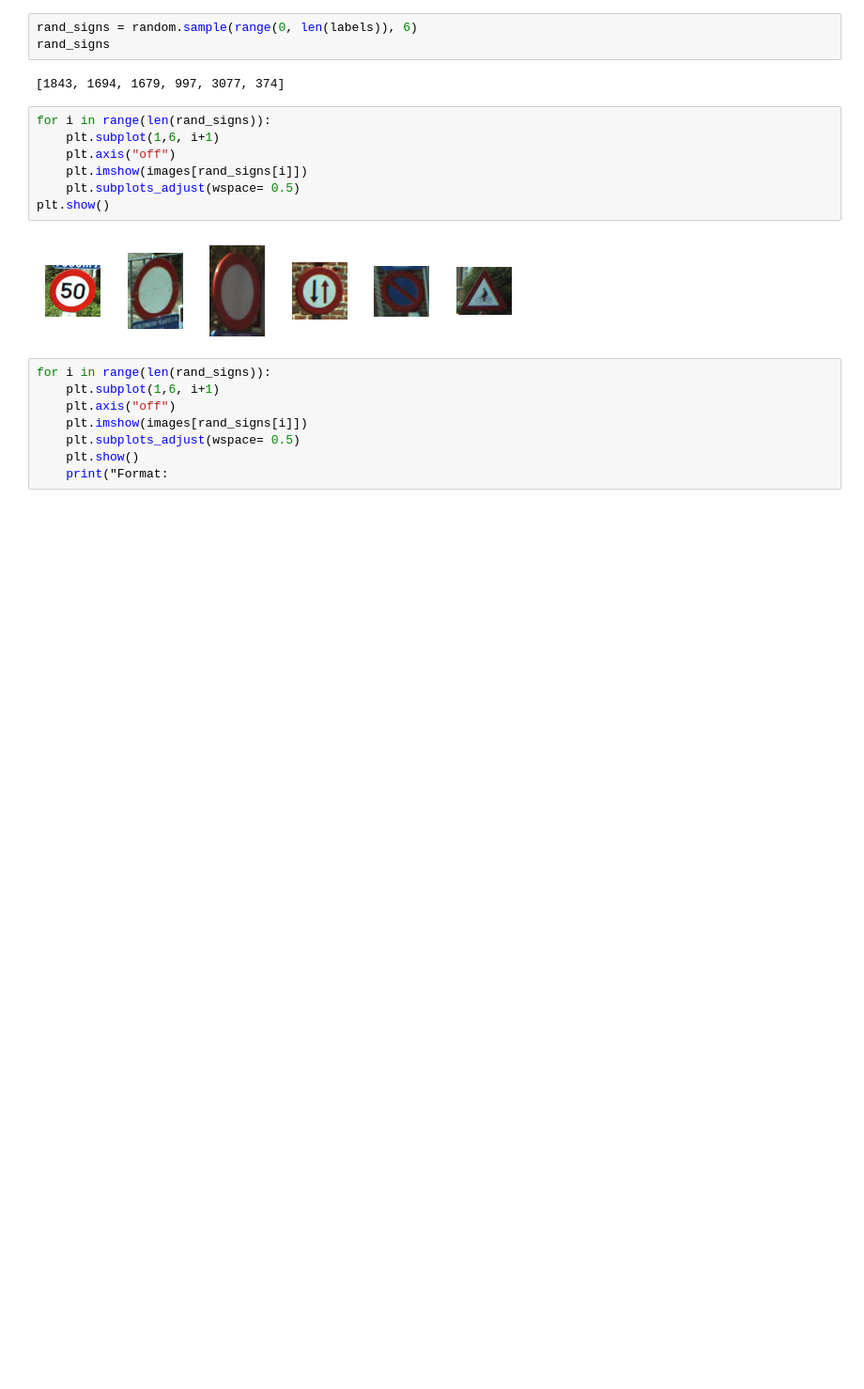
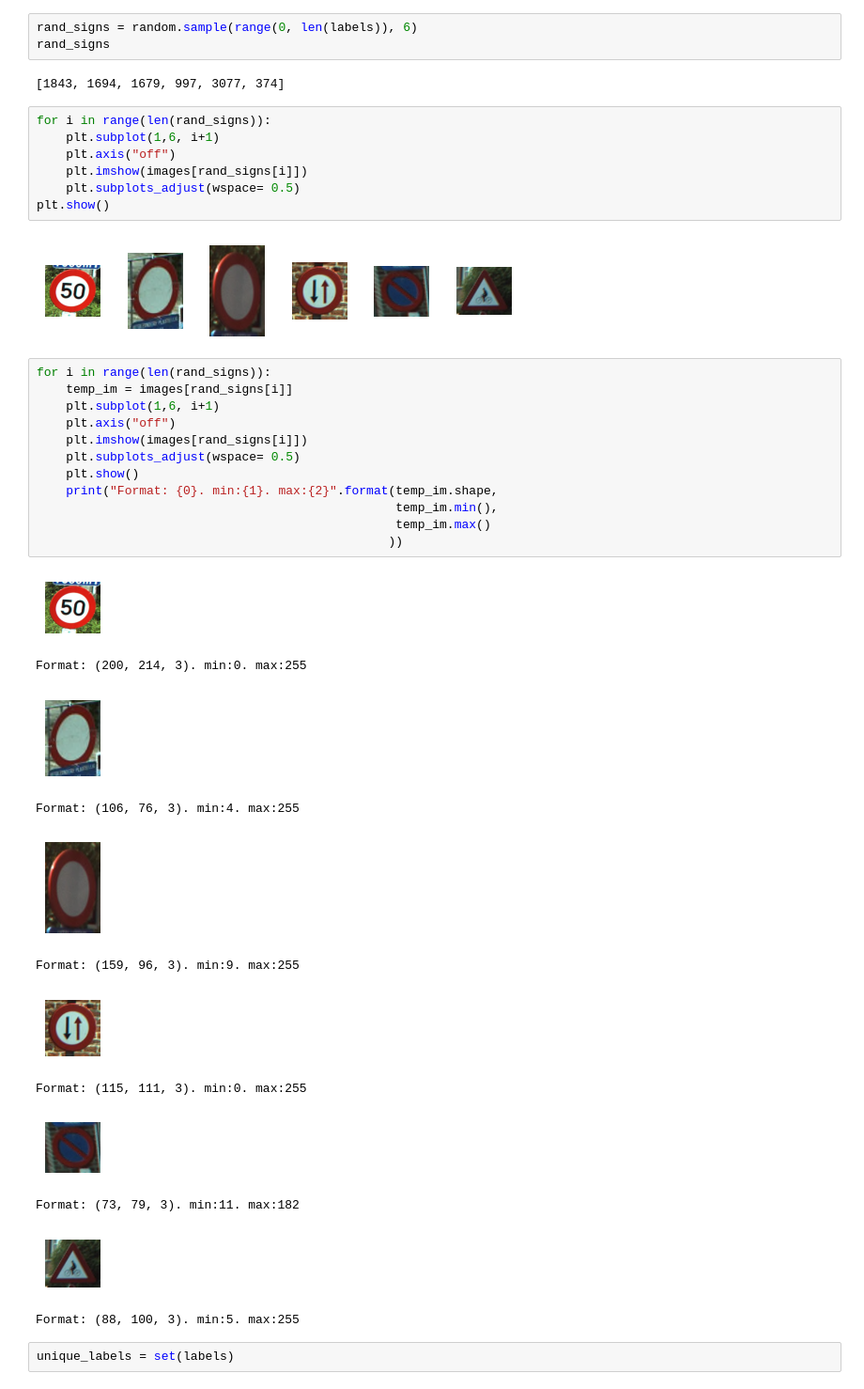
Before and after one commit to Chefi/python-ml-course, a Jupyter notebook: notebooks/Introduccion a Tensor Flow Mi Notebook.ipynb, the cells around one changed output. Shown at 94% size. Cells and saved outputs as stored; diff of their text form; blank space fills up the shorter version.

```diff
--- a/notebooks/Introduccion a Tensor Flow Mi Notebook.ipynb
+++ b/notebooks/Introduccion a Tensor Flow Mi Notebook.ipynb
@@ -232,9 +232,28 @@ plt.show()
 [figure]
 # %%
 for i in range(len(rand_signs)):
+    temp_im = images[rand_signs[i]]
     plt.subplot(1,6, i+1)
     plt.axis("off")
     plt.imshow(images[rand_signs[i]])
     plt.subplots_adjust(wspace= 0.5)
     plt.show()
-    print("Format:
+    print("Format: {0}. min:{1}. max:{2}".format(temp_im.shape,
+                                                 temp_im.min(),
+                                                 temp_im.max()
+                                                ))
+# %% [output]
+[figure, added]
+Format: (200, 214, 3). min:0. max:255
+[figure, added]
+Format: (106, 76, 3). min:4. max:255
+[figure, added]
+Format: (159, 96, 3). min:9. max:255
+[figure, added]
+Format: (115, 111, 3). min:0. max:255
+[figure, added]
+Format: (73, 79, 3). min:11. max:182
+[figure, added]
+Format: (88, 100, 3). min:5. max:255
+# %%
+unique_labels = set(labels)
```
Also changed, not shown: parts of 10 cells of this notebook.
